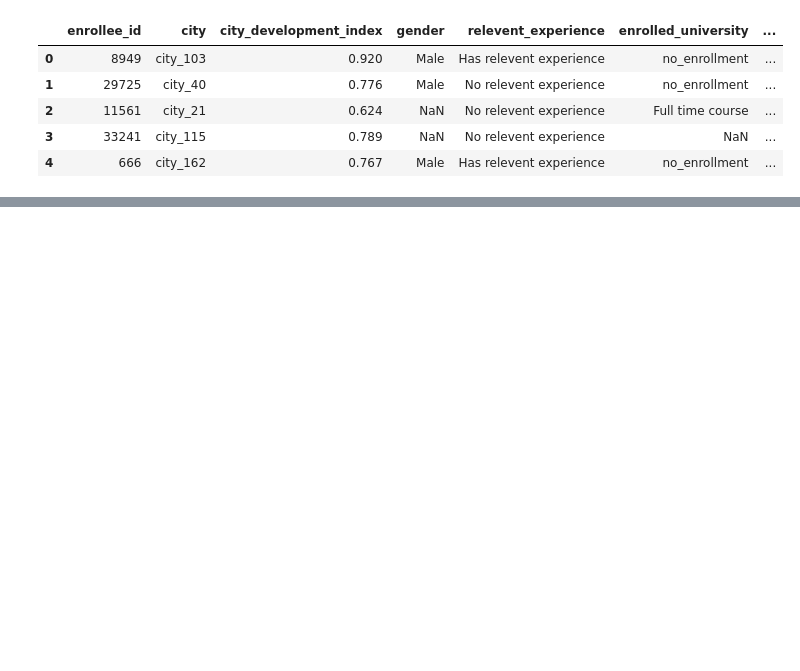
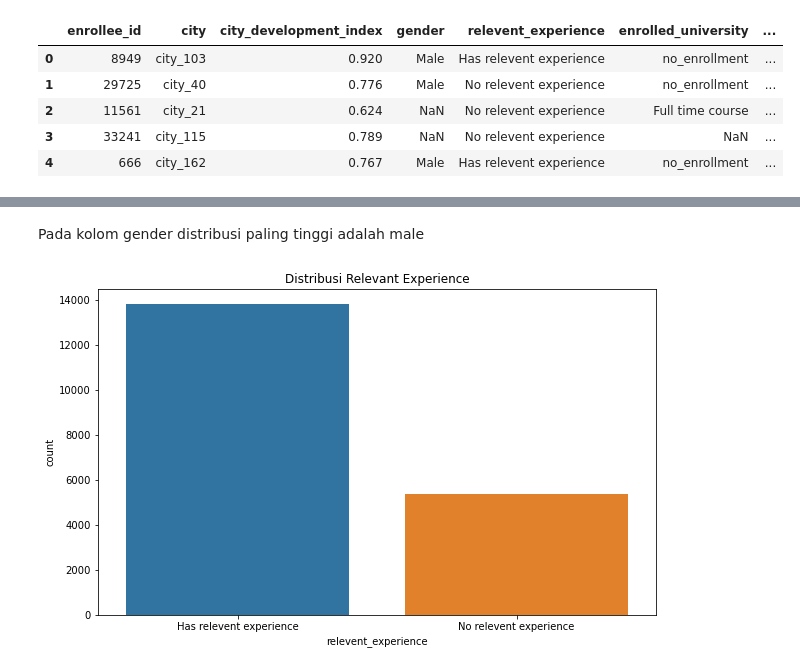
Before and after one commit to fachri34/Final-Project-Data-Science, a Jupyter notebook: HR Analytics.ipynb, the cells around one changed output, grey strips where cells are left out. Saved outputs shown, nothing was run; the diff lists cells and outputs as text; code cells hidden in the pictures; blank space fills up the shorter version.

```diff
--- a/HR Analytics.ipynb
+++ b/HR Analytics.ipynb
@@ -16,0 +123,9 @@ df.head()
+# %% [markdown]
+Pada kolom gender distribusi paling tinggi adalah male
+# %%
+plt.figure(figsize=(10,6))
+plt.title('Distribusi Relevant Experience')
+sns.countplot(x=df['relevent_experience'])
+plt.show()
+# %% [output]
+[figure, added]
```
Also changed, not shown: parts of 58 cells of this notebook.
